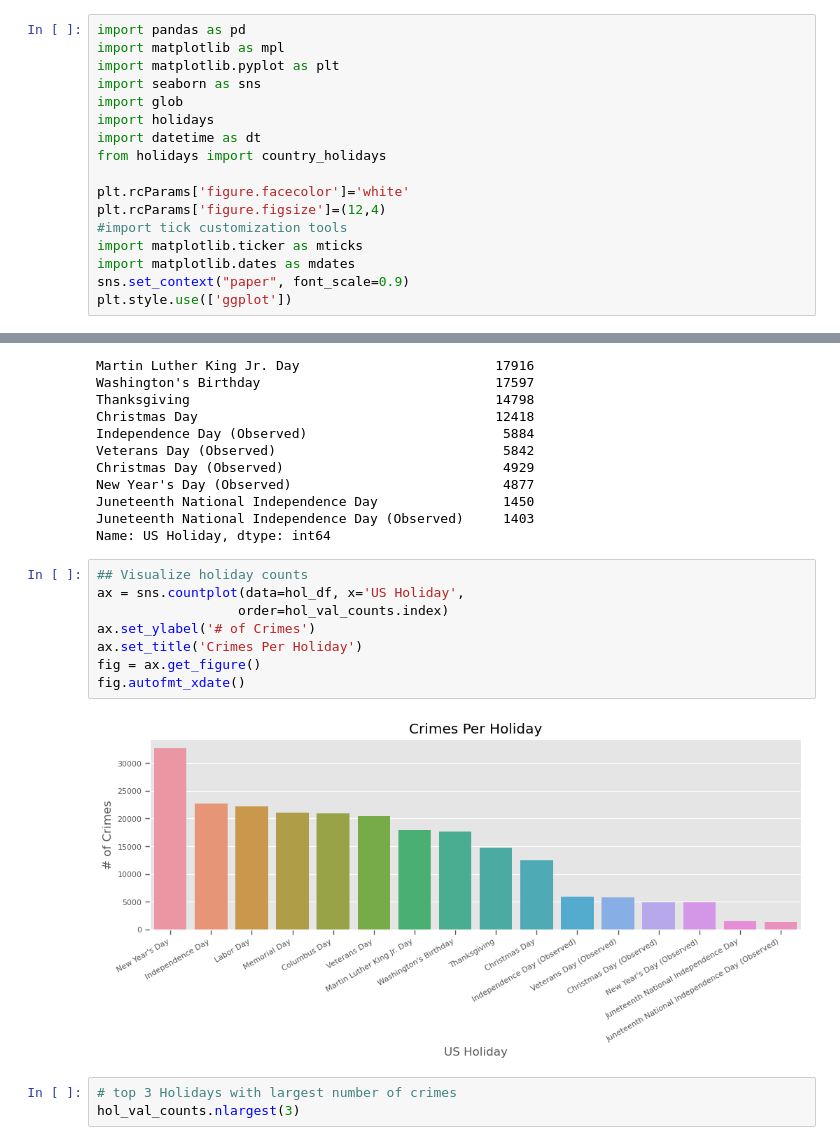
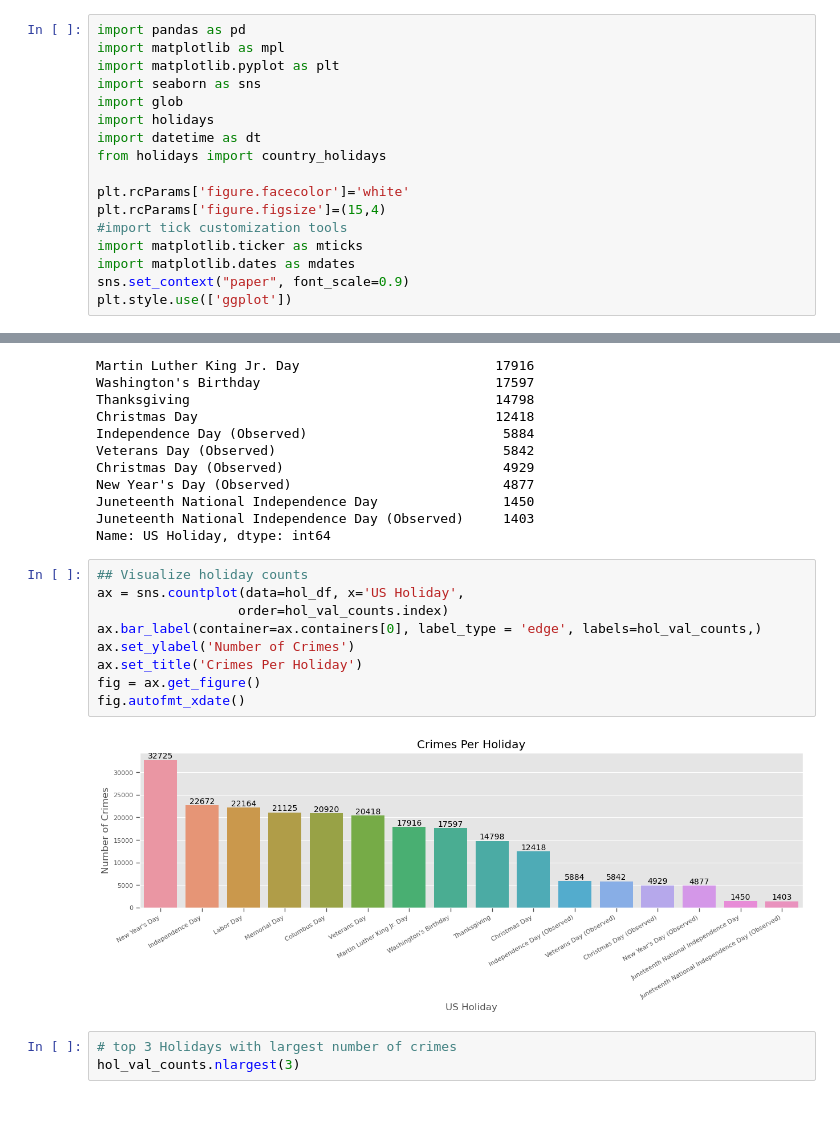
Before and after one commit to LoveidaLucero/Chicago-Crime-Trends, a Jupyter notebook: Part 1.ipynb, the cells around one changed output, grey strips where cells are left out. Saved outputs shown, nothing was run; the diff lists cells and outputs as text; blank space fills up the shorter version.

```diff
--- a/Part 1.ipynb
+++ b/Part 1.ipynb
@@ -15,7 +15,7 @@ import datetime as dt
 from holidays import country_holidays
 
 plt.rcParams['figure.facecolor']='white'
-plt.rcParams['figure.figsize']=(12,4)
+plt.rcParams['figure.figsize']=(15,4)
 #import tick customization tools
 import matplotlib.ticker as mticks
 import matplotlib.dates as mdates
@@ -441,13 +446,14 @@ Name: US Holiday, dtype: int64
 # %%
 ## Visualize holiday counts
 ax = sns.countplot(data=hol_df, x='US Holiday',
                   order=hol_val_counts.index)
-ax.set_ylabel('# of Crimes')
+ax.bar_label(container=ax.containers[0], label_type = 'edge', labels=hol_val_counts,)
+ax.set_ylabel('Number of Crimes')
 ax.set_title('Crimes Per Holiday')
 fig = ax.get_figure()
 fig.autofmt_xdate()
 # %% [output]
-[figure, old version]
+[figure, new version]
 # %%
 # top 3 Holidays with largest number of crimes
 hol_val_counts.nlargest(3)
```
Also changed, not shown: parts of 9 cells of this notebook.
